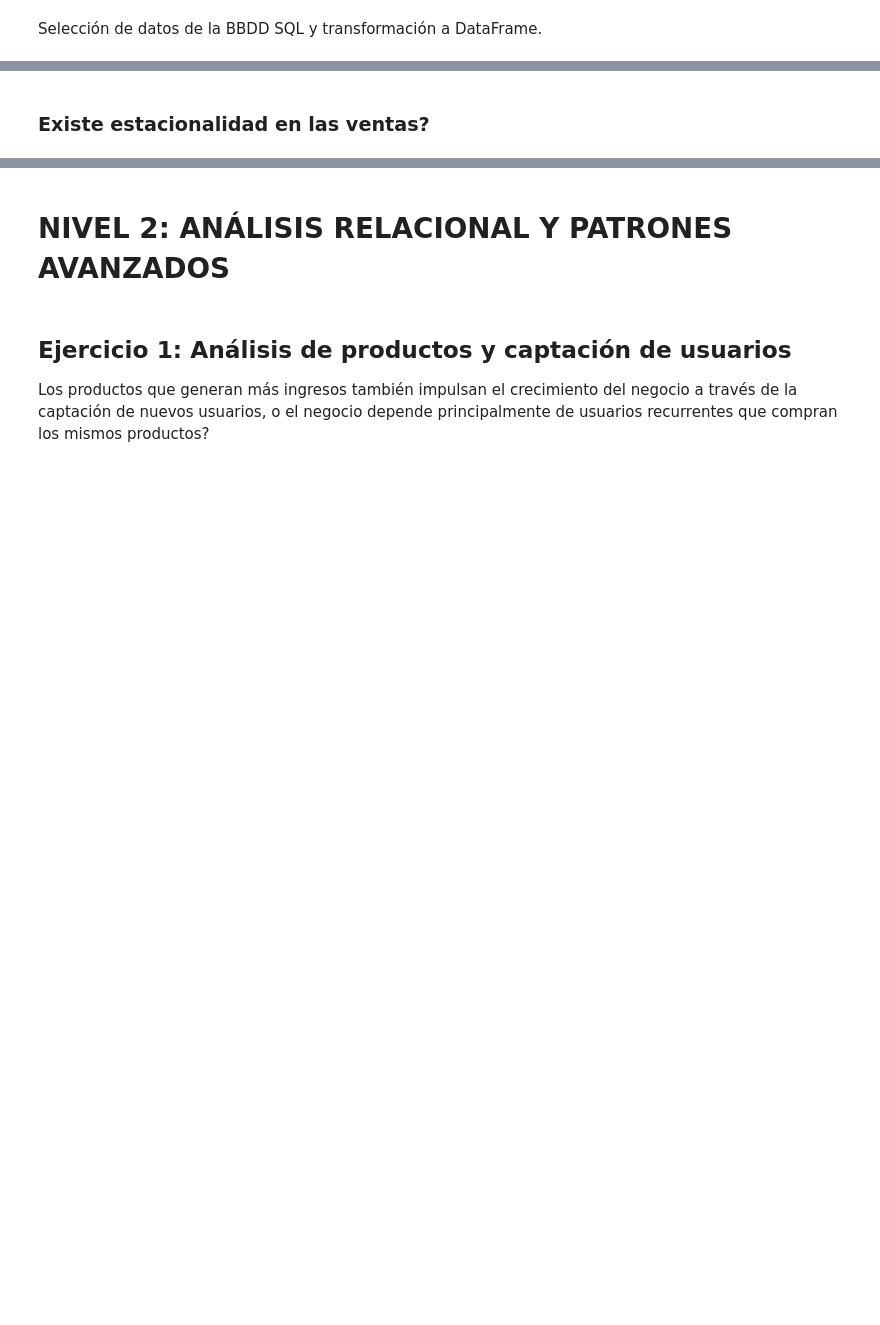
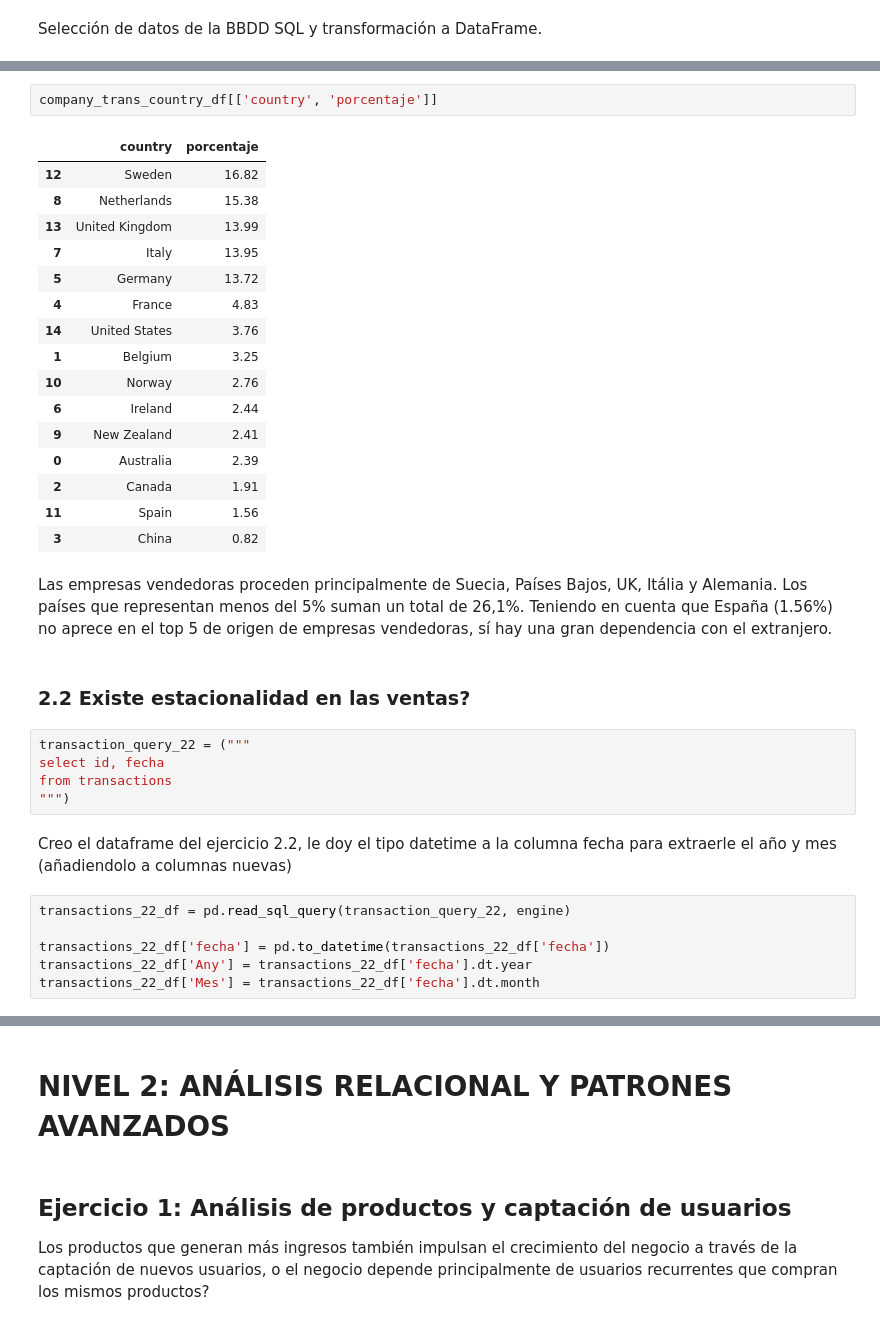
Before and after one commit to noelcarrionmatias/IT_Data, a Jupyter notebook: Especializacion/9_Sprint/ejercicios_sprint_9.ipynb, the cells around one changed output, grey strips where cells are left out. Saved outputs shown, nothing was run; the diff lists cells and outputs as text; blank space fills up the shorter version.

```diff
--- a/Especializacion/9_Sprint/ejercicios_sprint_9.ipynb
+++ b/Especializacion/9_Sprint/ejercicios_sprint_9.ipynb
@@ -264,2 +305,36 @@ transactions_df = pd.read_sql_query(transactions_query, engine)
+# %%
+company_trans_country_df[['country', 'porcentaje']]
+# %% [output]
+|  | country | porcentaje |
+| 12 | Sweden | 16.82 |
+| 8 | Netherlands | 15.38 |
+| 13 | United Kingdom | 13.99 |
+| 7 | Italy | 13.95 |
+| 5 | Germany | 13.72 |
+| 4 | France | 4.83 |
+| 14 | United States | 3.76 |
+| 1 | Belgium | 3.25 |
+| 10 | Norway | 2.76 |
+| 6 | Ireland | 2.44 |
+| 9 | New Zealand | 2.41 |
+| 0 | Australia | 2.39 |
+| 2 | Canada | 1.91 |
+| 11 | Spain | 1.56 |
+| 3 | China | 0.82 |
+# %% [markdown]
+Las empresas vendedoras proceden principalmente de Suecia, Países Bajos, UK, Itália y Alemania. Los países que representan menos del 5% suman un total de 26,1%. Teniendo en cuenta que España (1.56%) no aprece en el top 5 de origen de empresas vendedoras, sí hay una gran dependencia con el extranjero.
 # %% [markdown]
-### Existe estacionalidad en las ventas?
+### 2.2 Existe estacionalidad en las ventas?
+# %%
+transaction_query_22 = ("""
+select id, fecha
+from transactions
+""")
+# %% [markdown]
+Creo el dataframe del ejercicio 2.2, le doy el tipo datetime a la columna fecha para extraerle el año y mes (añadiendolo a columnas nuevas)
+# %%
+transactions_22_df = pd.read_sql_query(transaction_query_22, engine)
+
+transactions_22_df['fecha'] = pd.to_datetime(transactions_22_df['fecha'])
+transactions_22_df['Any'] = transactions_22_df['fecha'].dt.year
+transactions_22_df['Mes'] = transactions_22_df['fecha'].dt.month
```
Also changed, not shown: parts of 50 cells of this notebook.
